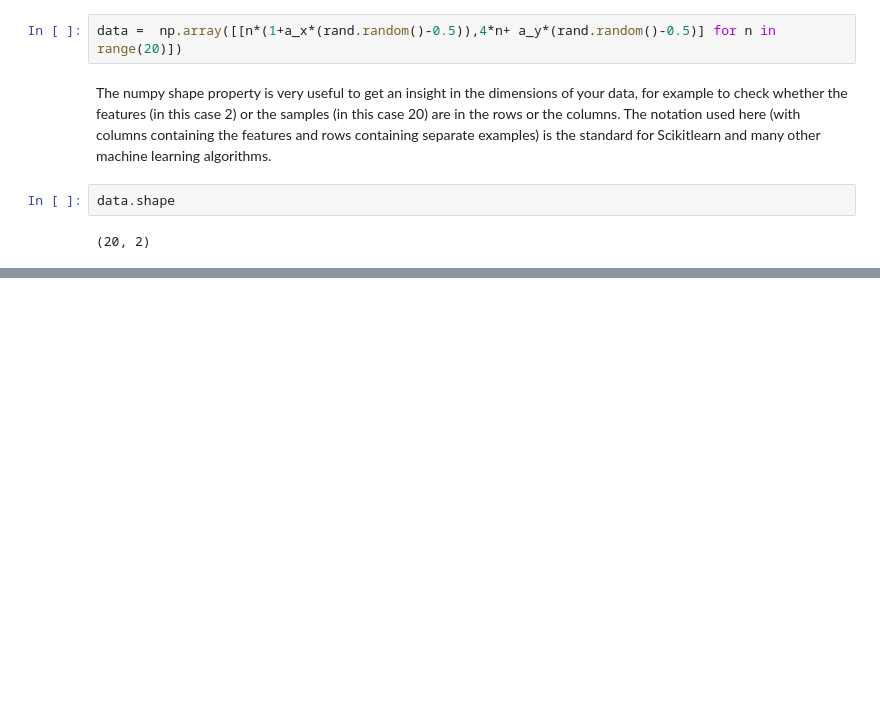
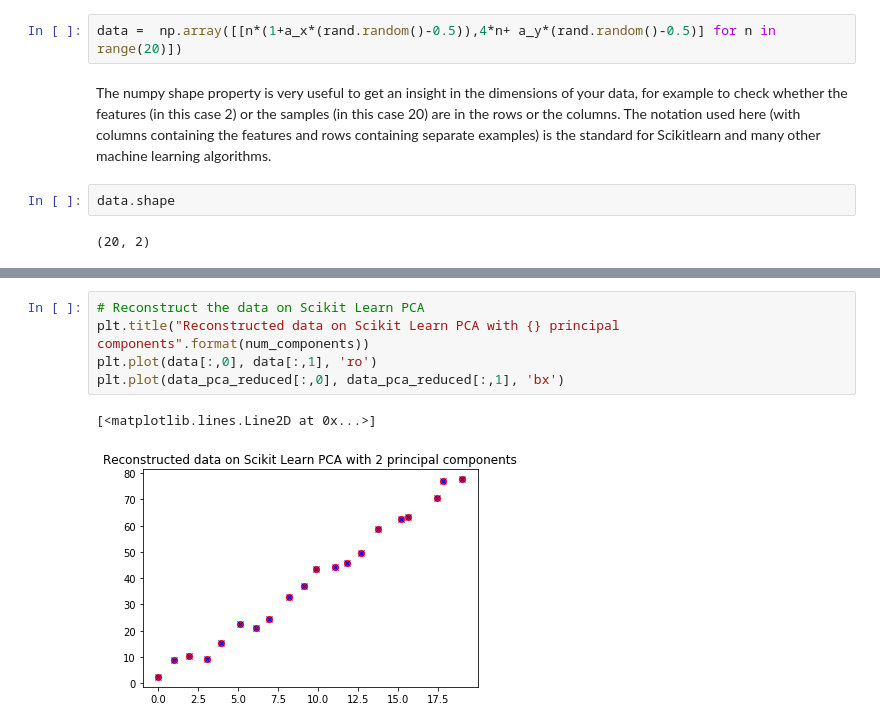
Before and after one commit to vipulpopat/MSCAI_CE4021_Week5, a Jupyter notebook: Etivity5.ipynb, the cells around one changed output, grey strips where cells are left out. Cells and saved outputs as stored; diff of their text form; blank space fills up the shorter version.

```diff
--- a/Etivity5.ipynb
+++ b/Etivity5.ipynb
@@ -117,0 +143,8 @@ PCA Transformed data =  [[ 40.78425347]
+# %%
+# Reconstruct the data on Scikit Learn PCA
+plt.title("Reconstructed data on Scikit Learn PCA with {} principal components".format(num_components))
+plt.plot(data[:,0], data[:,1], 'ro')
+plt.plot(data_pca_reduced[:,0], data_pca_reduced[:,1], 'bx')
+# %% [output]
+[<matplotlib.lines.Line2D at 0x...>]
+[figure, added]
```
Also changed, not shown: parts of 9 cells of this notebook.
